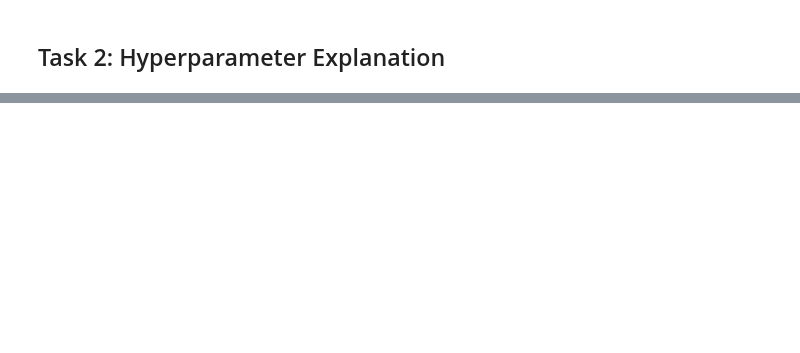
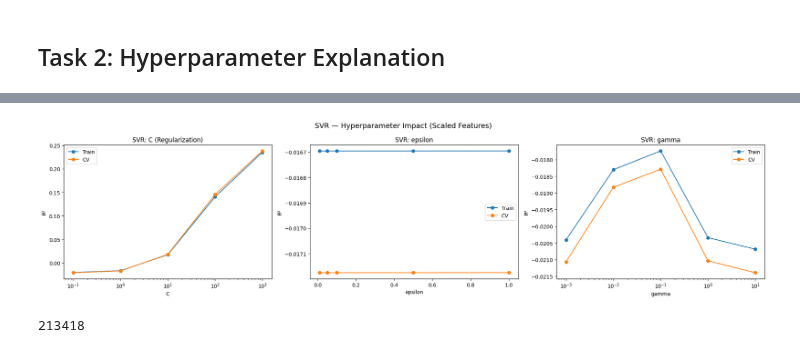
Before and after one commit to GetMeoutt/P2-Deliverable-2, a Jupyter notebook: Deliverable2.ipynb, the cells around one changed output, grey strips where cells are left out. Cells and saved outputs as stored; diff of their text form; code cells hidden in the pictures; blank space fills up the shorter version.

```diff
--- a/Deliverable2.ipynb
+++ b/Deliverable2.ipynb
@@ -252,16 +313,21 @@ print('Transformed test shape:', X_test_transformed.shape)
 ## Model Performance: Before vs After Transformation
 # %%
 # Models on transformed features — test on original test set
+# StandardScaler for SVR on transformed data
+scaler_transformed = StandardScaler()
+X_train_trans_scaled = pd.DataFrame(scaler_transformed.fit_transform(X_train_transformed), columns=X_train_transformed.columns, index=X_train_transformed.index)
+X_test_trans_scaled = pd.DataFrame(scaler_transformed.transform(X_test_transformed), columns=X_test_transformed.columns, index=X_test_transformed.index)
+
 transformed_models = {
-    'Decision Tree': DecisionTreeRegressor(random_state=42),
-    'Random Forest': RandomForestRegressor(n_estimators=100, random_state=42),
-    'SVR': SVR(),
+    'Decision Tree': (DecisionTreeRegressor(random_state=42), X_train_transformed, X_test_transformed),
+    'Random Forest': (RandomForestRegressor(n_estimators=100, random_state=42), X_train_transformed, X_test_transformed),
+    'SVR': (SVR(), X_train_trans_scaled, X_test_trans_scaled),
 }
 
 transformed_results = {}
-for name, model in transformed_models.items():
-    model.fit(X_train_transformed, y_train)
-    y_pred = model.predict(X_test_transformed)
+for name, (model, X_tr, X_te) in transformed_models.items():
+    model.fit(X_tr, y_train)
+    y_pred = model.predict(X_te)
     transformed_results[name] = evaluate(y_test, y_pred, n_feat)
 
 transformed_df = pd.DataFrame(transformed_results).T
@@ -309,6 +390,10 @@ from sklearn.model_selection import validation_curve
 sample_idx = np.random.RandomState(42).choice(len(X_train_transformed), size=5000, replace=False)
 X_sample = X_train_transformed.iloc[sample_idx]
 y_sample = y_train.iloc[sample_idx]
+
+# Scaled sample for SVR
+scaler_sample = StandardScaler()
+X_sample_scaled = pd.DataFrame(scaler_sample.fit_transform(X_sample), columns=X_sample.columns, index=X_sample.index)
 # %%
 # Decision Tree — Validation Curves
 fig, axes = plt.subplots(1, 3, figsize=(20, 5))
@@ -403,11 +492,11 @@ plt.show()
 # %%
-# SVR — Validation Curves (using sample for speed)
+# SVR — Validation Curves (using scaled sample)
 fig, axes = plt.subplots(1, 3, figsize=(20, 5))
 
 # C
 param_range = [0.1, 1, 10, 100, 1000]
 train_scores, test_scores = validation_curve(
-    SVR(kernel='rbf'), X_sample, y_sample,
+    SVR(kernel='rbf'), X_sample_scaled, y_sample,
     param_name='C', param_range=param_range, cv=5, scoring='r2')
 axes[0].plot(param_range, train_scores.mean(axis=1), 'o-', label='Train')
 axes[0].plot(param_range, test_scores.mean(axis=1), 'o-', label='CV')
@@ -415,33 +504,44 @@ axes[0].set_xlabel('C')
 axes[0].set_xscale('log')
 axes[0].set_ylabel('R²')
 axes[0].set_title('SVR: C (Regularization)')
 axes[0].legend()
 
 # epsilon
 param_range2 = [0.01, 0.05, 0.1, 0.5, 1.0]
 train_scores, test_scores = validation_curve(
-    SVR(kernel='rbf'), X_sample, y_sample,
+    SVR(kernel='rbf'), X_sample_scaled, y_sample,
     param_name='epsilon', param_range=param_range2, cv=5, scoring='r2')
 axes[1].plot(param_range2, train_scores.mean(axis=1), 'o-', label='Train')
 axes[1].plot(param_range2, test_scores.mean(axis=1), 'o-', label='CV')
 axes[1].set_xlabel('epsilon')
 axes[1].set_ylabel('R²')
 axes[1].set_title('SVR: epsilon')
 axes[1].legend()
 
 # gamma
 param_range3 = [0.001, 0.01, 0.1, 1, 10]
 train_scores, test_scores = validation_curve(
-    SVR(kernel='rbf'), X_sample, y_sample,
+    SVR(kernel='rbf'), X_sample_scaled, y_sample,
     param_name='gamma', param_range=param_range3, cv=5, scoring='r2')
 axes[2].plot(param_range3, train_scores.mean(axis=1), 'o-', label='Train')
 axes[2].plot(param_range3, test_scores.mean(axis=1), 'o-', label='CV')
 axes[2].set_xlabel('gamma')
 axes[2].set_xscale('log')
 axes[2].set_ylabel('R²')
 axes[2].set_title('SVR: gamma')
 axes[2].legend()
 
-plt.suptitle('SVR — Hyperparameter Impact', fontsize=14)
+plt.suptitle('SVR — Hyperparameter Impact (Scaled Features)', fontsize=14)
 plt.tight_layout()
 plt.show()
+# %% [output]
+[figure, added]
+# %%
+import gc
+
+del baseline_models, transformed_models
+del outlier_summary, outlier_df, transform_summary
+del X_sample, y_sample
+gc.collect()
+# %% [output]
+213418
```
Also changed, not shown: parts of 13 cells of this notebook.
